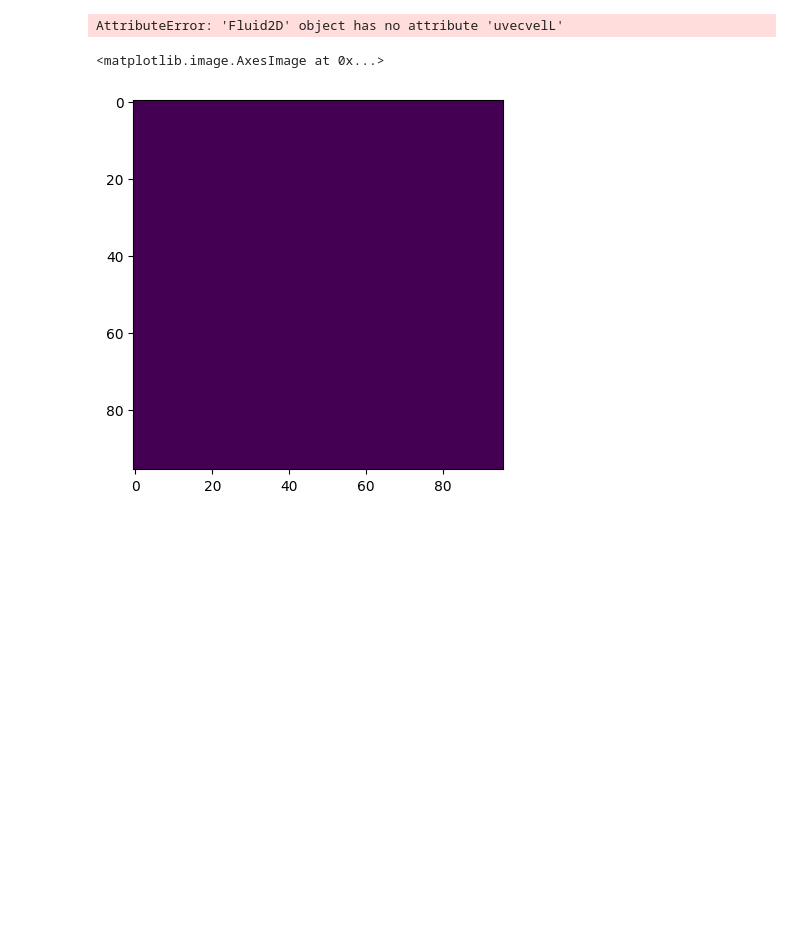
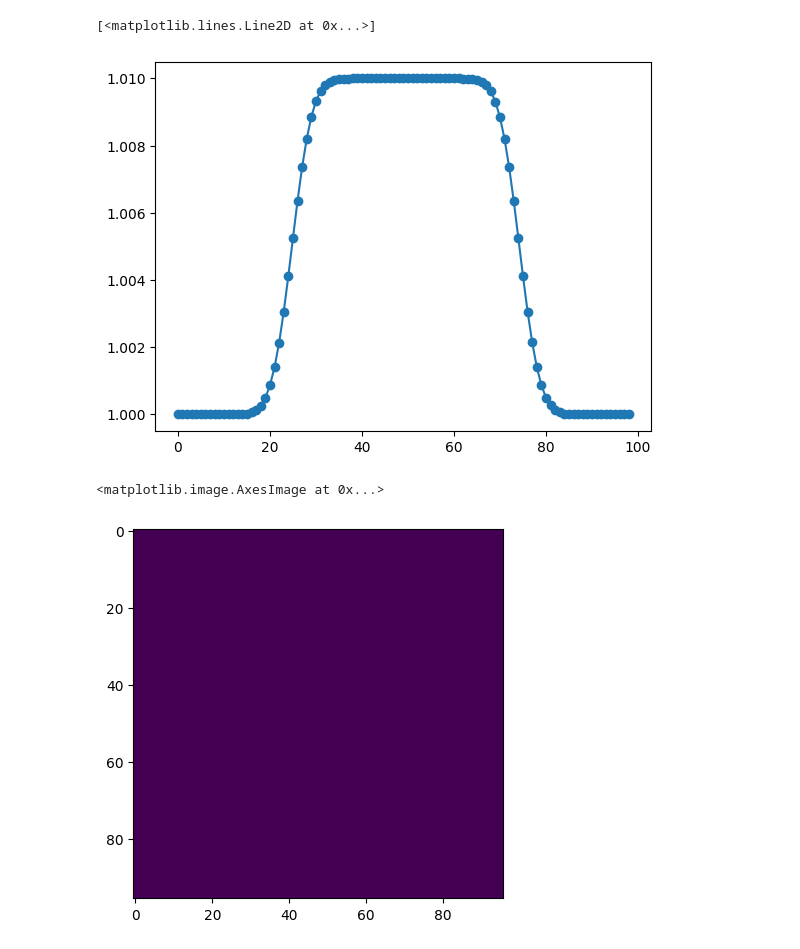
Before and after one commit to Jimbo-Coder/PyFluid, a Jupyter notebook: main.ipynb, the cells around one changed output. Cells and saved outputs as stored; diff of their text form; code cells hidden in the pictures; blank space fills up the shorter version.

Commit message:
PyFluid: Fixing LLF FLuxes

```diff
--- a/main.ipynb
+++ b/main.ipynb
@@ -574,7 +572,9 @@ Flux Method: LLF
 # %%
-plt.imshow(state.uvecvelL[0])
+it +=1
+plt.plot(state.uvecs[it,0,50,:], "-o")
 # %% [output]
-AttributeError: 'Fluid2D' object has no attribute 'uvecvelL'
+[<matplotlib.lines.Line2D at 0x...>]
+[figure, added]
 # %%
 plt.imshow(state.velL[0])
 # %% [output]
```
Also changed, not shown: parts of 2 cells of this notebook.
